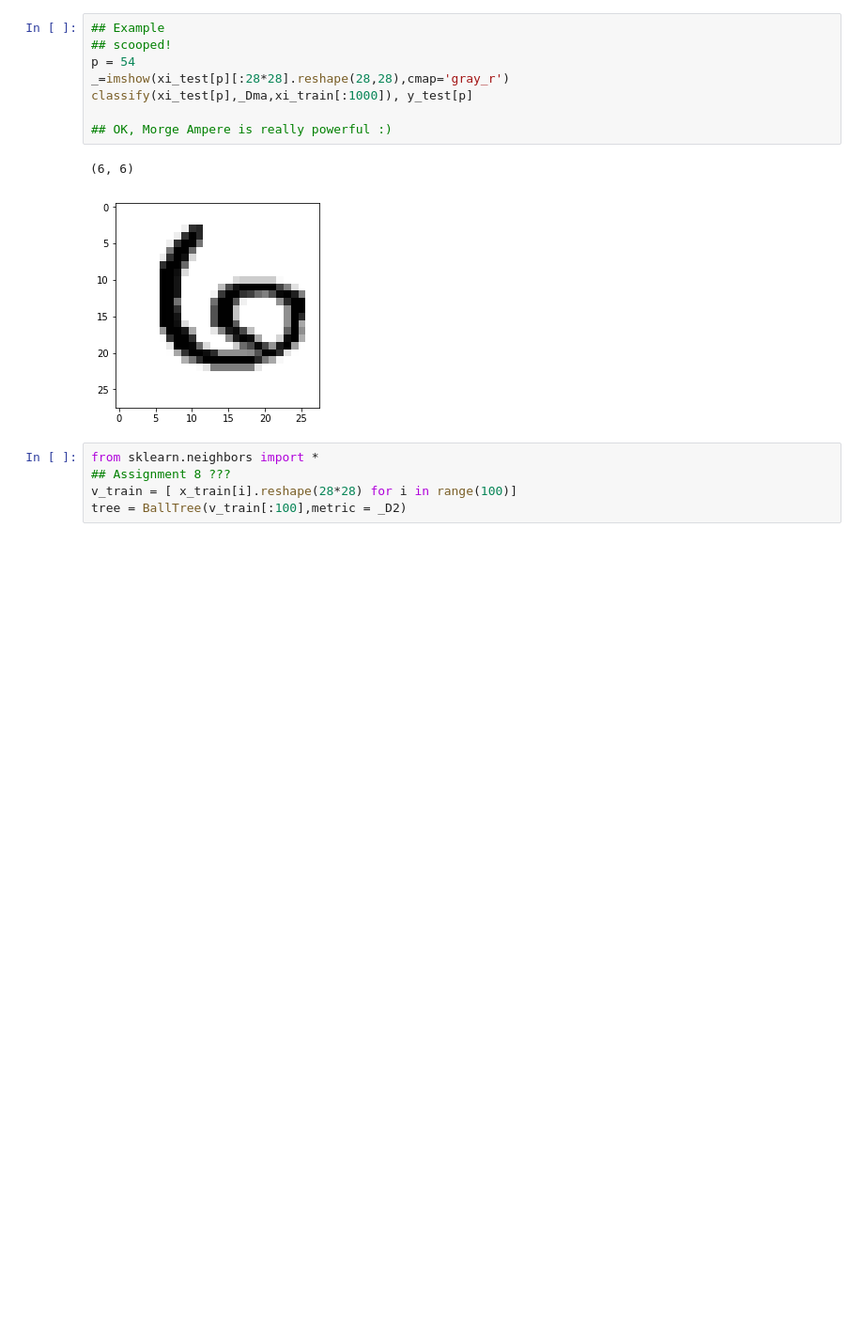
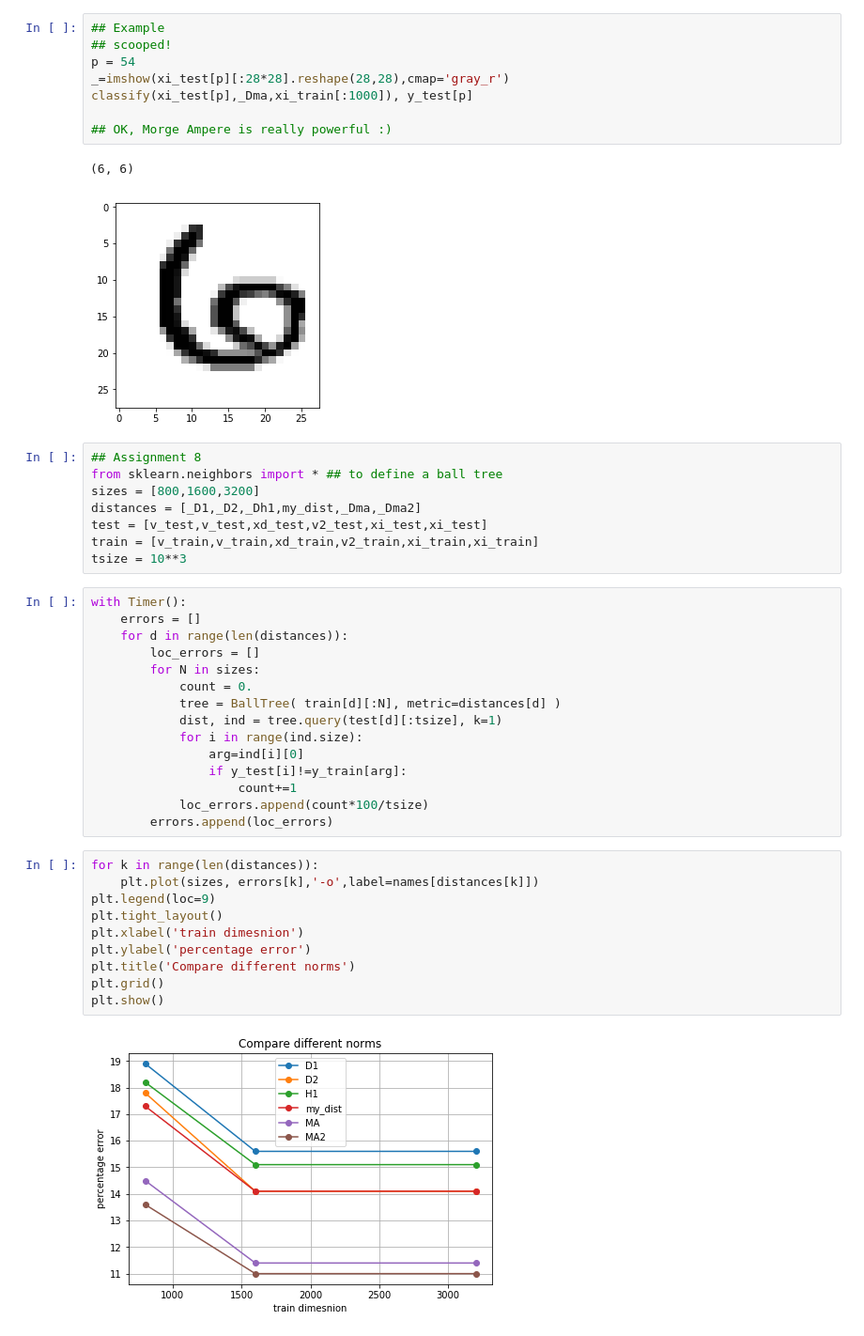
Before and after one commit to cpacilio/P1.4_seed, a Jupyter notebook: final_project/final_project_3.ipynb, the cells around one changed output. Shown at 94% size. Saved outputs shown, nothing was run; the diff lists cells and outputs as text; blank space fills up the shorter version.

```diff
--- a/final_project/final_project_3.ipynb
+++ b/final_project/final_project_3.ipynb
@@ -453,8 +453,38 @@ classify(xi_test[p],_Dma,xi_train[:1000]), y_test[p]
 # %% [output]
 (6, 6)
 [figure]
-# %%
-from sklearn.neighbors import *
-## Assignment 8 ???
-v_train = [ x_train[i].reshape(28*28) for i in range(100)]
-tree = BallTree(v_train[:100],metric = _D2)
+# %%
+## Assignment 8
+from sklearn.neighbors import * ## to define a ball tree
+sizes = [800,1600,3200]
+distances = [_D1,_D2,_Dh1,my_dist,_Dma,_Dma2]
+test = [v_test,v_test,xd_test,v2_test,xi_test,xi_test]
+train = [v_train,v_train,xd_train,v2_train,xi_train,xi_train]
+tsize = 10**3
+# %%
+with Timer():
+    errors = []
+    for d in range(len(distances)):
+        loc_errors = []
+        for N in sizes:
+            count = 0.
+            tree = BallTree( train[d][:N], metric=distances[d] )
+            dist, ind = tree.query(test[d][:tsize], k=1)
+            for i in range(ind.size):
+                arg=ind[i][0]
+                if y_test[i]!=y_train[arg]:
+                    count+=1
+            loc_errors.append(count*100/tsize)
+        errors.append(loc_errors)
+# %%
+for k in range(len(distances)):
+    plt.plot(sizes, errors[k],'-o',label=names[distances[k]])
+plt.legend(loc=9)
+plt.tight_layout()
+plt.xlabel('train dimesnion')
+plt.ylabel('percentage error')
+plt.title('Compare different norms')
+plt.grid()
+plt.show()
+# %% [output]
+[figure, added]
```
Also changed, not shown: parts of 8 cells of this notebook.
